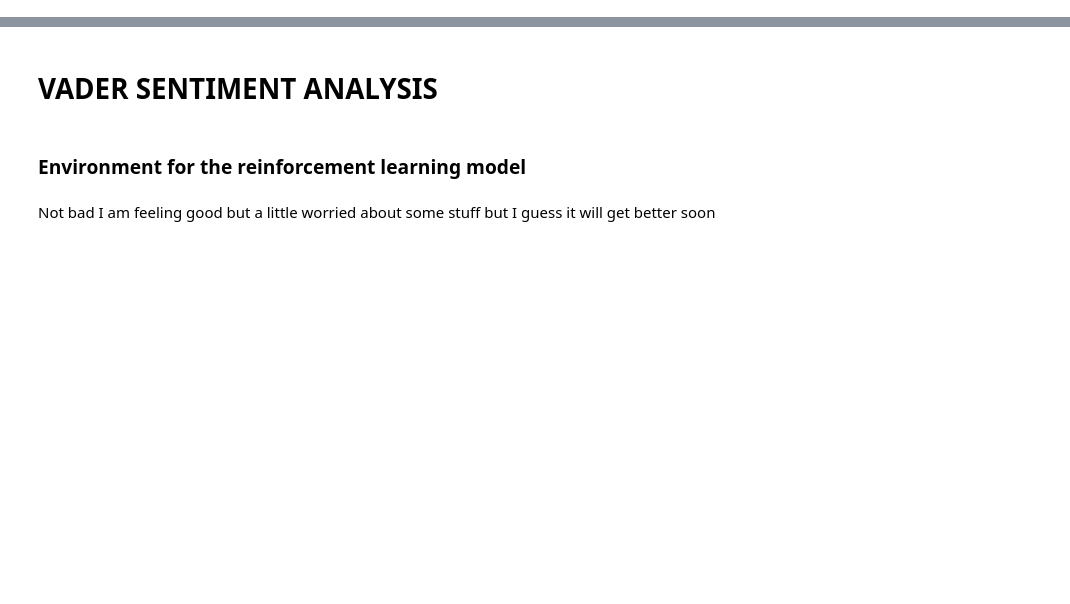
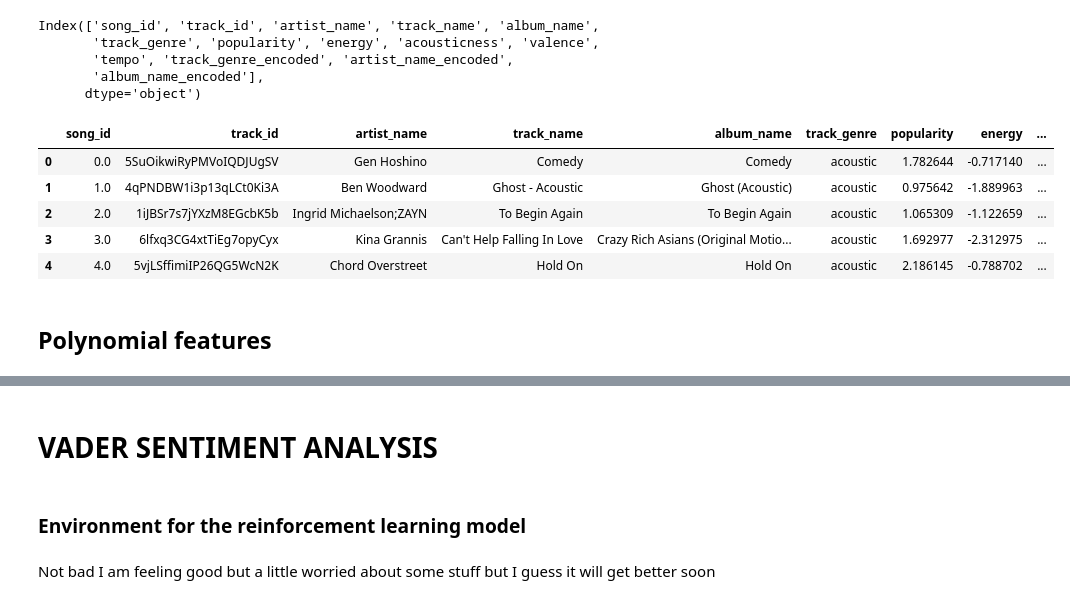
Before and after one commit to sbeeredd04/Song_Rec, a Jupyter notebook: song_recommender.ipynb, the cells around one changed output, grey strips where cells are left out. Drawn from its saved outputs; the diff is of its cells as text; code cells hidden in the pictures; blank space fills up the shorter version.

```diff
--- a/song_recommender.ipynb
+++ b/song_recommender.ipynb
@@ -81,3 +64,79 @@ df_scaled.head(5)
+# %%
+import pandas as pd
+from sklearn.preprocessing import StandardScaler, LabelEncoder
+from scipy import stats
+import hashlib
+
+# Function to create a unique hash for the combination of artists
+def hash_artists(artists):
+    artist_string = ';'.join(sorted(artists))
+    return int(hashlib.sha256(artist_string.encode('utf-8')).hexdigest(), 16) % 10**8
+
+# Keep only the continuous audio features and popularity
+features_to_scale = ['popularity', 'danceability', 'energy', 'acousticness', 'valence', 'tempo']
+
+# Scaling the continuous audio features and popularity
+scaler = StandardScaler()
+scaled_features = scaler.fit_transform(df[features_to_scale])
+
+# Convert the scaled features back to a DataFrame
+df_scaled = pd.DataFrame(scaled_features, columns=features_to_scale)
+
+# Add the original identification and categorical columns back to the DataFrame
+df_scaled['song_id'] = df['song_id']
+df_scaled['track_id'] = df['track_id']
+df_scaled['artist_name'] = df['artists'].fillna('')  # Fill NaN with an empty string
+df_scaled['track_name'] = df['track_name']
+df_scaled['album_name'] = df['album_name'].fillna('')  # Fill NaN with an empty string
+df_scaled['track_genre'] = df['track_genre'].fillna('')  # Fill NaN with an empty string
+
+# Handling artist encoding: split, hash each combination of artists
+artist_split = df_scaled['artist_name'].apply(lambda x: x.split(';') if isinstance(x, str) else [])
+df_scaled['artist_name_encoded'] = artist_split.apply(lambda x: hash_artists(x))
+
+# Encoding album_name with consistent factorization
+df_scaled['album_name_encoded'], _ = pd.factorize(df_scaled['album_name'])
+
+# Encoding track_genre with consistent factorization
+df_scaled['track_genre'] = df_scaled['track_genre'].astype(str)
+genre_split = df_scaled['track_genre'].apply(lambda x: x.split(';') if isinstance(x, str) else [])
+df_scaled['track_genre_encoded'], _ = pd.factorize(genre_split.apply(lambda x: ';'.join(sorted(x if isinstance(x, list) else [x]))))
+
+# Recompute z-scores and handle extreme outliers (only for the continuous features)
+z_scores = stats.zscore(df_scaled[features_to_scale])
+outliers = (z_scores > 5) | (z_scores < -5)
+df_scaled = df_scaled[(~outliers).all(axis=1)]
+
+# Handling missing data
+df_scaled = df_scaled.dropna()
+
+# Re-scaling the continuous features after handling outliers
+scaled_features = scaler.fit_transform(df_scaled[features_to_scale])
+df_scaled[features_to_scale] = scaled_features
+
+# Reordering the DataFrame columns to have song information first
+df_scaled = df_scaled[['song_id', 'track_id', 'artist_name', 'track_name', 'album_name', 'track_genre',
+                       'popularity', 'energy', 'acousticness', 'valence', 'tempo',
+                       'track_genre_encoded', 'artist_name_encoded', 'album_name_encoded']]
+
+print(df_scaled.columns)
+
+# Display the final processed DataFrame
+df_scaled.head(5)
+# %% [output]
+Index(['song_id', 'track_id', 'artist_name', 'track_name', 'album_name',
+       'track_genre', 'popularity', 'energy', 'acousticness', 'valence',
+       'tempo', 'track_genre_encoded', 'artist_name_encoded',
+       'album_name_encoded'],
+      dtype='object')
+|  | song_id | track_id | artist_name | track_name | album_name | track_genre | popularity | energy | ... |
+| 0 | 0.0 | 5SuOikwiRyPMVoIQDJUgSV | Gen Hoshino | Comedy | Comedy | acoustic | 1.782644 | -0.717140 | ... |
+| 1 | 1.0 | 4qPNDBW1i3p13qLCt0Ki3A | Ben Woodward | Ghost - Acoustic | Ghost (Acoustic) | acoustic | 0.975642 | -1.889963 | ... |
+| 2 | 2.0 | 1iJBSr7s7jYXzM8EGcbK5b | Ingrid Michaelson;ZAYN | To Begin Again | To Begin Again | acoustic | 1.065309 | -1.122659 | ... |
+| 3 | 3.0 | 6lfxq3CG4xtTiEg7opyCyx | Kina Grannis | Can't Help Falling In Love | Crazy Rich Asians (Original Motio... | acoustic | 1.692977 | -2.312975 | ... |
+| 4 | 4.0 | 5vjLSffimiIP26QG5WcN2K | Chord Overstreet | Hold On | Hold On | acoustic | 2.186145 | -0.788702 | ... |
+# %% [markdown]
+## Polynomial features
 # %%
 print(df_scaled.info())
 
```
Also changed, not shown: parts of 11 cells of this notebook, 1 other file.
